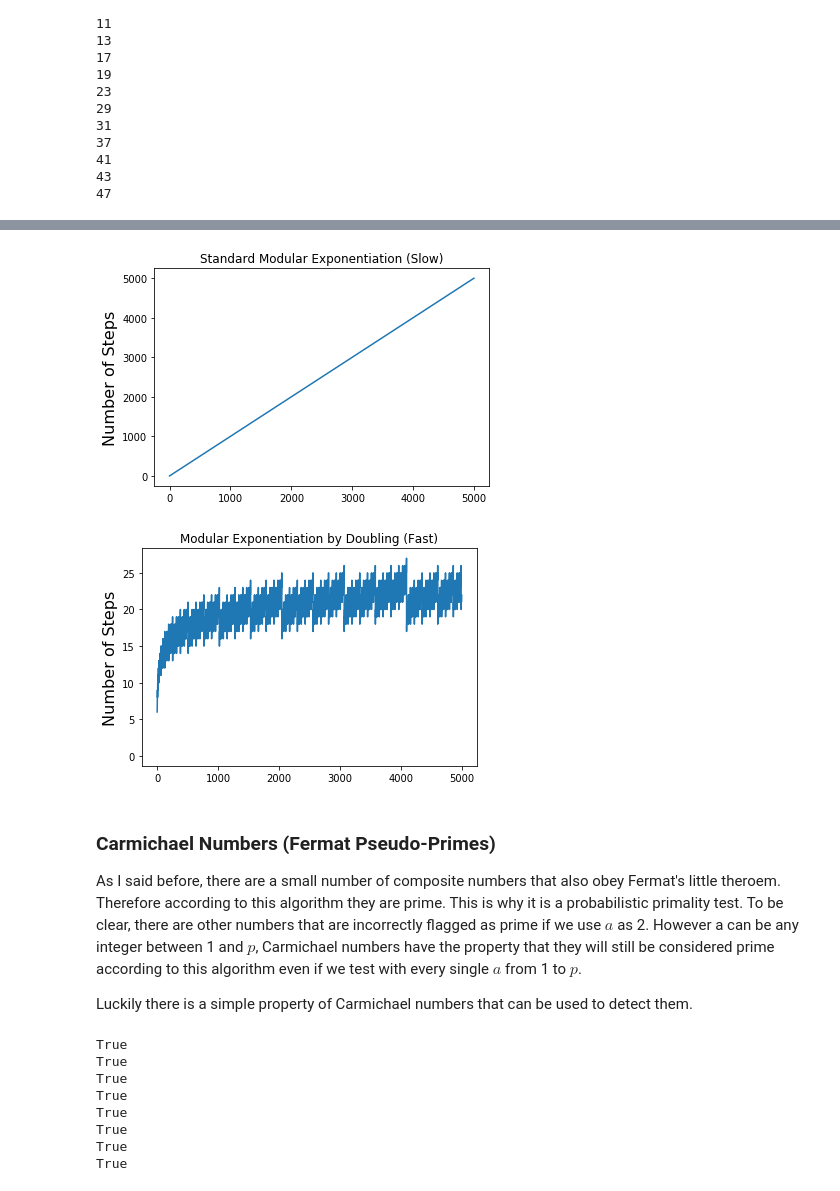
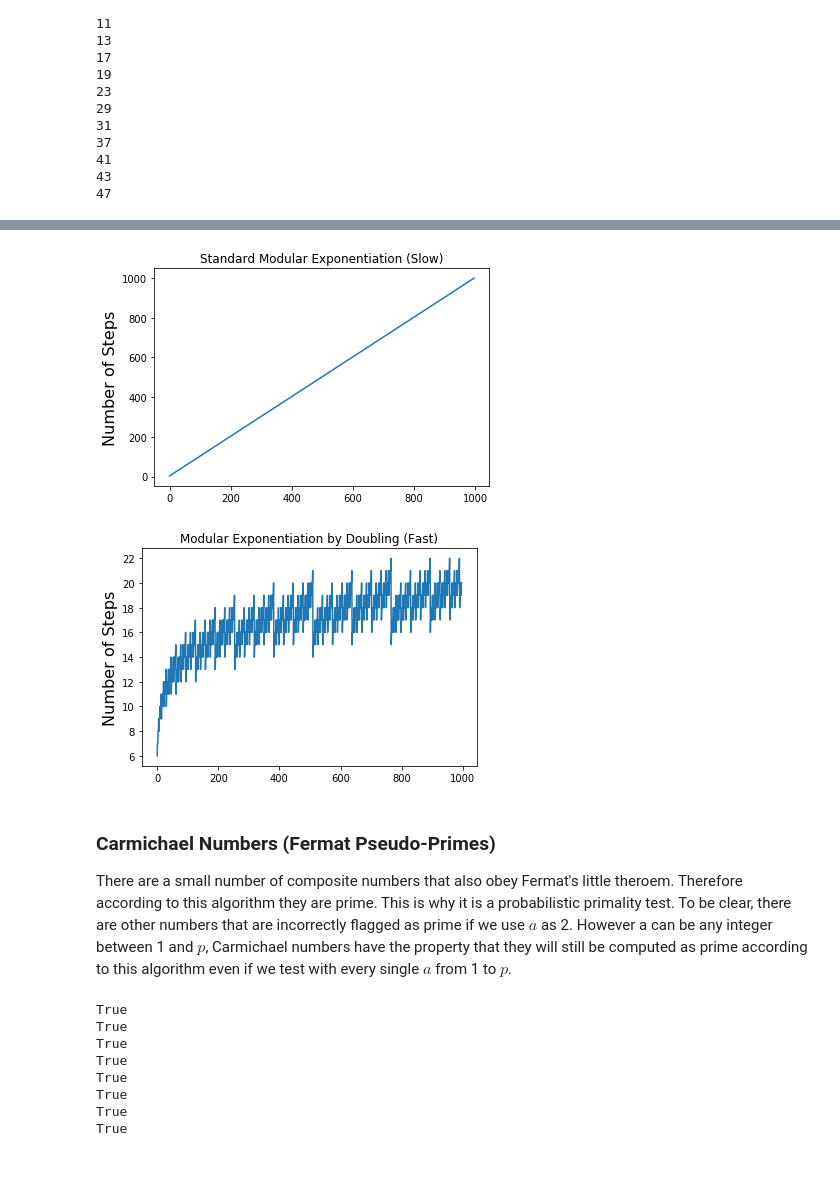
Before and after one commit to c252/School, a Jupyter notebook: prime-tests/primality_tests.ipynb, the cells around one changed output, grey strips where cells are left out. Saved outputs shown, nothing was run; the diff lists cells and outputs as text; code cells hidden in the pictures.

```diff
--- a/prime-tests/primality_tests.ipynb
+++ b/prime-tests/primality_tests.ipynb
@@ -141,7 +146,7 @@ Divide and Conquer FPT: 8.058547973632812e-05
 # %%
 #Plotting Time!
 #new versions of the functions that do stepcounting
-stop = 5000
+stop = 1000
 
 def sc_power(step_count, a, b, c):
     result = 1
@@ -161,42 +166,39 @@ def sc_fpt_fastexp(p):
     step_count = 0
     a = 2
     step_count += 1
     return sc_power(step_count, a, p - 1, p)
 
 def sc_fpt(p):
     step_count = 0
     a = 2
     exp = a
     step_count += 2
     for _ in range(1, p - 1):
         exp *= a
         step_count += 1
     return step_count
 
 graph1 = []
 graph2 = []
 for i in range(3, stop):
     graph1.append(sc_fpt(i))
     graph2.append(sc_fpt_fastexp(i))
 
 plt.plot(graph1)
 plt.title("Standard Modular Exponentiation (Slow)")
 plt.ylabel("Number of Steps", fontsize=16)
 plt.show()
 plt.plot(graph2)
-plt.plot(logplot)
 plt.title("Modular Exponentiation by Doubling (Fast)")
 plt.ylabel("Number of Steps", fontsize=16)
 plt.show()
 # %% [output]
-[figure, old version]
+[figure, new version]
-[figure, old version]
+[figure, new version]
 # %% [markdown]
 ### Carmichael Numbers (Fermat Pseudo-Primes)
 
-As I said before, there are a small number of composite numbers that also obey Fermat's little theroem. Therefore according to this algorithm they are prime. This is why it is a probabilistic primality test. To be clear, there are other numbers that are incorrectly flagged as prime if we use $a$ as 2. However a can be any integer between 1 and $p$, Carmichael numbers have the property that they will still be considered prime according to this algorithm even if we test with every single $a$ from 1 to $p$.
-
-Luckily there is a simple property of Carmichael numbers that can be used to detect them.
+There are a small number of composite numbers that also obey Fermat's little theroem. Therefore according to this algorithm they are prime. This is why it is a probabilistic primality test. To be clear, there are other numbers that are incorrectly flagged as prime if we use $a$ as 2. However a can be any integer between 1 and $p$, Carmichael numbers have the property that they will still be computed as prime according to this algorithm even if we test with every single $a$ from 1 to $p$.
 # %%
 #Some quick examples of Carmichael numbers
 carmichaels = [561, 1105, 1729, 2465, 2821, 6601, 8911, 10585]
```
Also changed, not shown: parts of 6 cells of this notebook.
